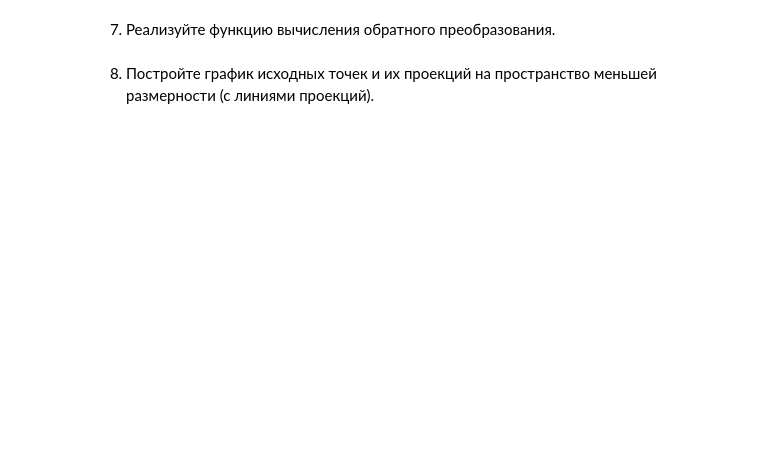
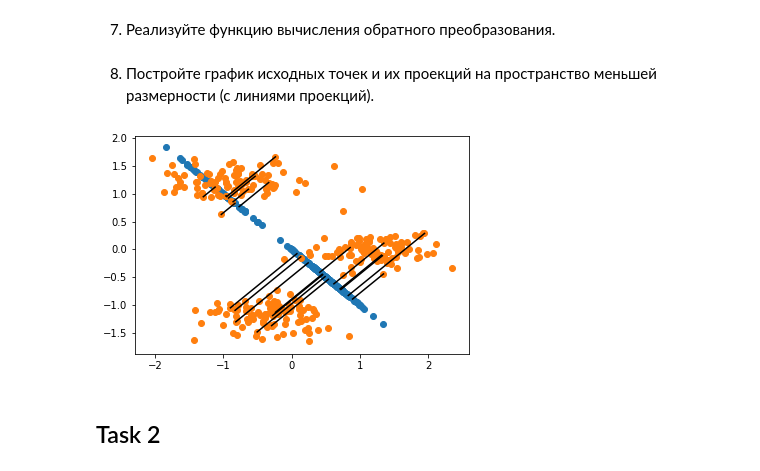
Before and after one commit to Alessandroo/MachineLearningForBSUIR, a Jupyter notebook: Lab 7.ipynb, the cells around one changed output. Cells and saved outputs as stored; diff of their text form; code cells hidden in the pictures; blank space fills up the shorter version.

```diff
--- a/Lab 7.ipynb
+++ b/Lab 7.ipynb
@@ -93,5 +131,21 @@ plt.show()
 # %% [markdown]
 7. Реализуйте функцию вычисления обратного преобразования.
+# %%
+def inverse_pca_transform(X, u_reduce):
+    return X.dot(u_reduce.T)
+# %%
+new_XY = inverse_pca_transform(new_X, u_reduce)
+# new_X = sklearn_pca.inverse_transform(Y_sklearn)
 # %% [markdown]
 8. Постройте график исходных точек и их проекций на пространство
 меньшей размерности (с линиями проекций).
+# %%
+plt.scatter(new_XY[:, 0], new_XY[:, 1], cmap='winter')
+plt.scatter(X_std[:, 0], X_std[:, 1], cmap='winter')
+for i in range(0, X_std.shape[0], 15):
+    plt.plot([X_std[i, 0], new_XY[i, 0]],[X_std[i, 1], new_XY[i, 1]],'k-')
+plt.show()
+# %% [output]
+[figure, added]
+# %% [markdown]
+## Task 2
```
Also changed, not shown: parts of 79 cells of this notebook, 4 other files.
